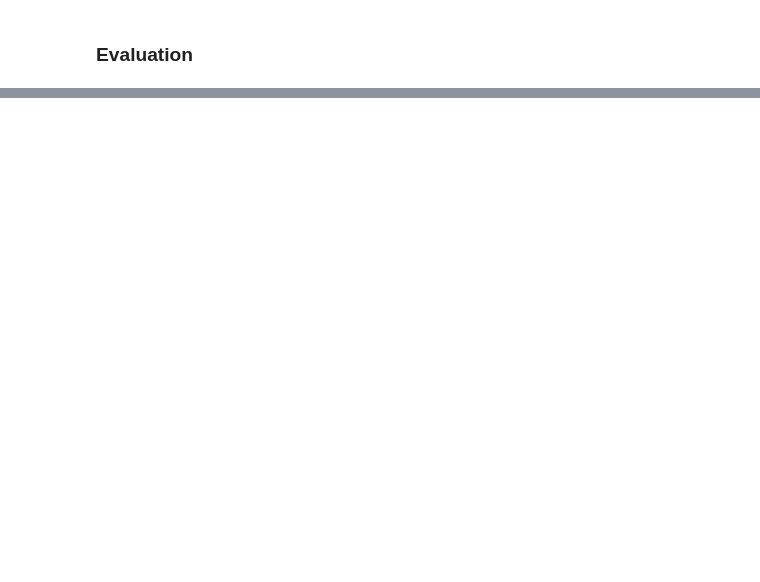
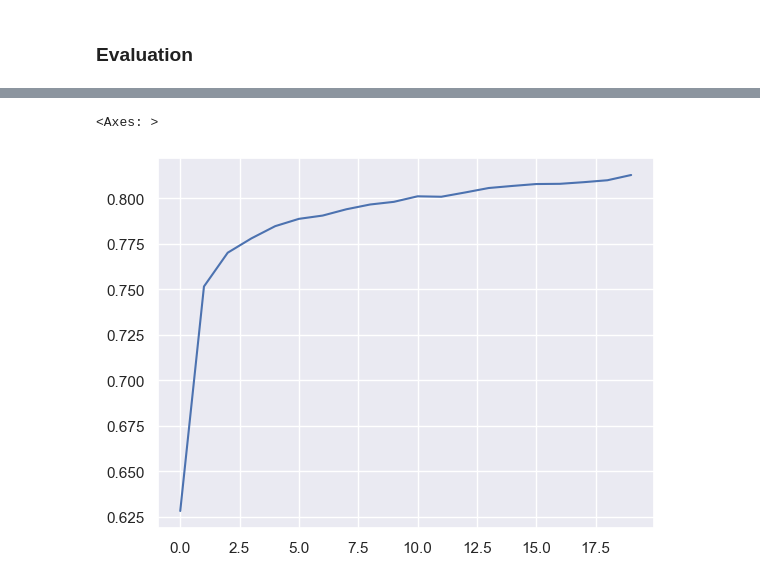
Before and after one commit to parissashahabi/CIFAR-10-Image-Classification-Using-MLP-and-RBF, a Jupyter notebook: Project_notebook.ipynb, the cells around one changed output, grey strips where cells are left out. Saved outputs shown, nothing was run; the diff lists cells and outputs as text; code cells hidden in the pictures; blank space fills up the shorter version.

Commit message:
graphs added

```diff
--- a/Project_notebook.ipynb
+++ b/Project_notebook.ipynb
@@ -352,0 +390,7 @@ print(f1_score(y_test_numpy, y_predts_numpy, average='weighted'))
+# %%
+# train acc
+sb.set_theme(style="darkgrid")
+sb.lineplot(x=range(0,epochs), y=train_acc)
+# %% [output]
+<Axes: >
+[figure, added]
```
Also changed, not shown: parts of 11 cells of this notebook.
